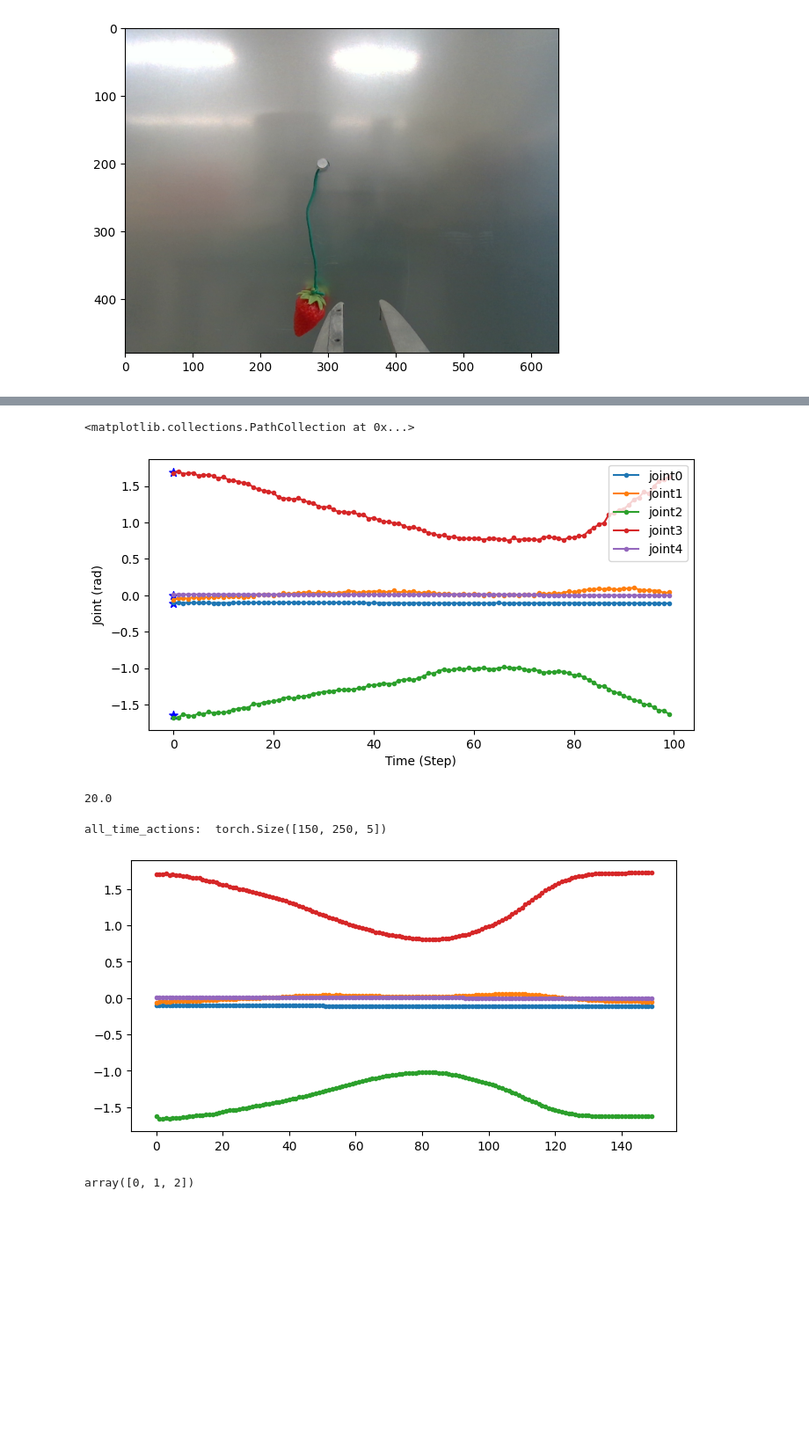
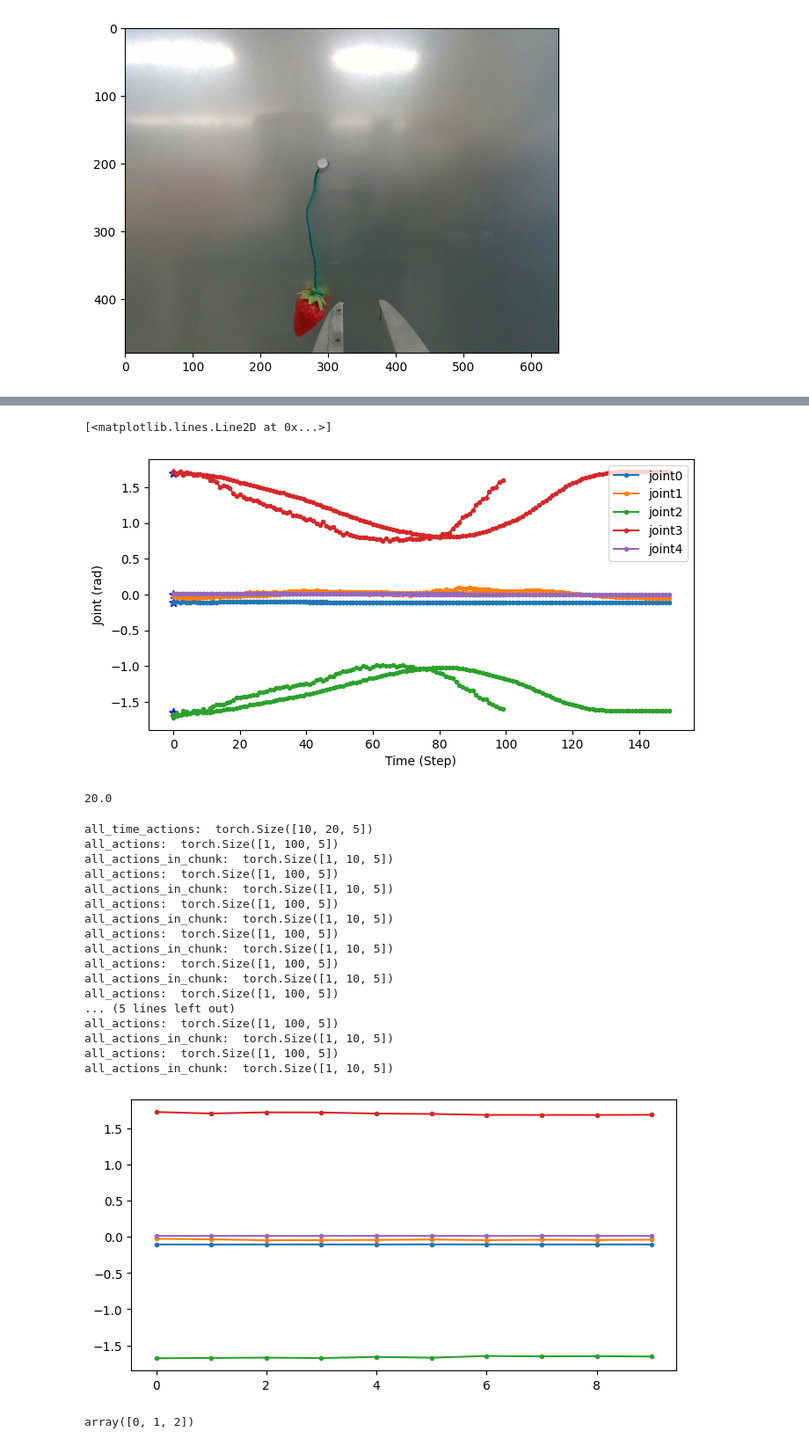
Before and after one commit to AgRoboticsResearch/act-plus-plus, a Jupyter notebook: playground/pangolin/temperal_agg.ipynb, the cells around one changed output, grey strips where cells are left out. Shown at 88% size. Cells and saved outputs as stored; diff of their text form; code cells hidden in the pictures; blank space fills up the shorter version.

```diff
--- a/playground/pangolin/temperal_agg.ipynb
+++ b/playground/pangolin/temperal_agg.ipynb
@@ -131,9 +131,16 @@ plt.scatter(0, qpos_np[1], marker="*", c="b", s=50, label='joint1')
 plt.scatter(0, qpos_np[2], marker="*", c="b", s=50, label='joint2')
 plt.scatter(0, qpos_np[3], marker="*", c="b", s=50, label='joint3')
 # plt.plot(np.arange(0, len(qpos_gts), 1), qpos_gts, c="r", label='joint5')
+
+steps_plot = np.arange(0, len(all_actual_actions), 1)
+plt.plot(steps_plot, all_actual_actions[:, 0], marker=".", c="C%i"%(0 ), label='joint0')
+plt.plot(steps_plot, all_actual_actions[:, 1], marker=".", c="C%i"%(1 ), label='joint1')
+plt.plot(steps_plot, all_actual_actions[:, 2], marker=".", c="C%i"%(2 ), label='joint2')
+plt.plot(steps_plot, all_actual_actions[:, 3], marker=".", c="C%i"%(3 ), label='joint3')
+plt.plot(steps_plot, all_actual_actions[:, 4], marker=".", c="C%i"%(4 ), label='joint4')
 # %% [output]
-<matplotlib.collections.PathCollection at 0x...>
+[<matplotlib.lines.Line2D at 0x...>]
-[figure, old version]
+[figure, new version]
 # %%
 print(100/5)
 # %% [output]
@@ -143,8 +150,8 @@ print(100/5)
 plt.figure(figsize=(8, 4))
 qpos_gts = []
 all_actual_actions = []
-action_chunking_len = 100
-max_act_steps = 150
+action_chunking_len = 10
+max_act_steps = 10
 query_frequency = 1
 action_dim = 5
 all_time_actions = torch.zeros([max_act_steps, max_act_steps+action_chunking_len, action_dim]).cuda()
@@ -167,10 +174,15 @@ with torch.inference_mode():
                 # print("qpos: ",qpos.shape)
                 # print("curr_img: ",curr_img.shape)
                 all_actions = policy(qpos, curr_img)
+                all_actions_in_chunk = all_actions[:, :action_chunking_len, :]
+
+                # print("all_actions: ", all_actions.shape)
+                # print("all_actions_in_chunk: ", all_actions_in_chunk.shape)
+
                 # ------------------ INFERENCE -----------------------
 
                 # ---------------------- temporal_agg -------------------
-                all_time_actions[[index], index:index+action_chunking_len] = all_actions
+                all_time_actions[[index], index:index+action_chunking_len] = all_actions_in_chunk
                 actions_for_curr_step = all_time_actions[:, index]
                 actions_populated = torch.all(actions_for_curr_step != 0, axis=1)
                 actions_for_curr_step = actions_for_curr_step[actions_populated]
@@ -192,35 +204,51 @@ with torch.inference_mode():
                 # for i, raw_action in enumerate(raw_actions):
                 #     actual_action = post_process_action(raw_action)
                 #     actual_actions.append(actual_action)
                 # actual_actions = np.asarray(actual_actions)
                 all_actual_actions.append(actual_action)
 
 all_actual_actions = np.asarray(all_actual_actions)
 steps_plot = np.arange(0, len(all_actual_actions), 1)
 
 plt.plot(steps_plot, all_actual_actions[:, 0], marker=".", c="C%i"%(0 ), label='joint0')
 plt.plot(steps_plot, all_actual_actions[:, 1], marker=".", c="C%i"%(1 ), label='joint1')
 plt.plot(steps_plot, all_actual_actions[:, 2], marker=".", c="C%i"%(2 ), label='joint2')
 plt.plot(steps_plot, all_actual_actions[:, 3], marker=".", c="C%i"%(3 ), label='joint3')
 plt.plot(steps_plot, all_actual_actions[:, 4], marker=".", c="C%i"%(4 ), label='joint4')
 
 qpos_gts = np.asarray(qpos_gts)
 # plt.xlabel("Time (Step)")
 # plt.ylabel("Joint (rad)")
 # plt.scatter(len(qpos_gts), qpos_np[0], marker="*", c="b", s=50, label='joint0')
 # plt.scatter(len(qpos_gts), qpos_np[1], marker="*", c="b", s=50, label='joint1')
 # plt.scatter(len(qpos_gts), qpos_np[2], marker="*", c="b", s=50, label='joint2')
 # plt.scatter(len(qpos_gts), qpos_np[3], marker="*", c="b", s=50, label='joint3')
 # plt.plot(np.arange(0, len(qpos_gts), 1), qpos_gts, c="r", label='joint5')
 
 
 # plt.plot(action_obs_np[:, 0], c="g",label='joint0')
 # plt.plot(action_obs_np[:, 1], c="g",label='joint1')
 # plt.plot(action_obs_np[:, 2], c="g",label='joint2')
 # plt.plot(action_obs_np[:, 3], c="g",label='joint3')
 # %% [output]
-all_time_actions:  torch.Size([150, 250, 5])
+all_time_actions:  torch.Size([10, 20, 5])
+all_actions:  torch.Size([1, 100, 5])
+all_actions_in_chunk:  torch.Size([1, 10, 5])
+all_actions:  torch.Size([1, 100, 5])
+all_actions_in_chunk:  torch.Size([1, 10, 5])
+all_actions:  torch.Size([1, 100, 5])
+all_actions_in_chunk:  torch.Size([1, 10, 5])
+all_actions:  torch.Size([1, 100, 5])
+all_actions_in_chunk:  torch.Size([1, 10, 5])
+all_actions:  torch.Size([1, 100, 5])
+all_actions_in_chunk:  torch.Size([1, 10, 5])
+all_actions:  torch.Size([1, 100, 5])
+... (5 lines left out)
+all_actions:  torch.Size([1, 100, 5])
+all_actions_in_chunk:  torch.Size([1, 10, 5])
+all_actions:  torch.Size([1, 100, 5])
+all_actions_in_chunk:  torch.Size([1, 10, 5])
-[figure, old version]
+[figure, new version]
 # %%
 steps_plot
 # %% [output]
```
Also changed, not shown: parts of 3 cells of this notebook, 5 other files.
